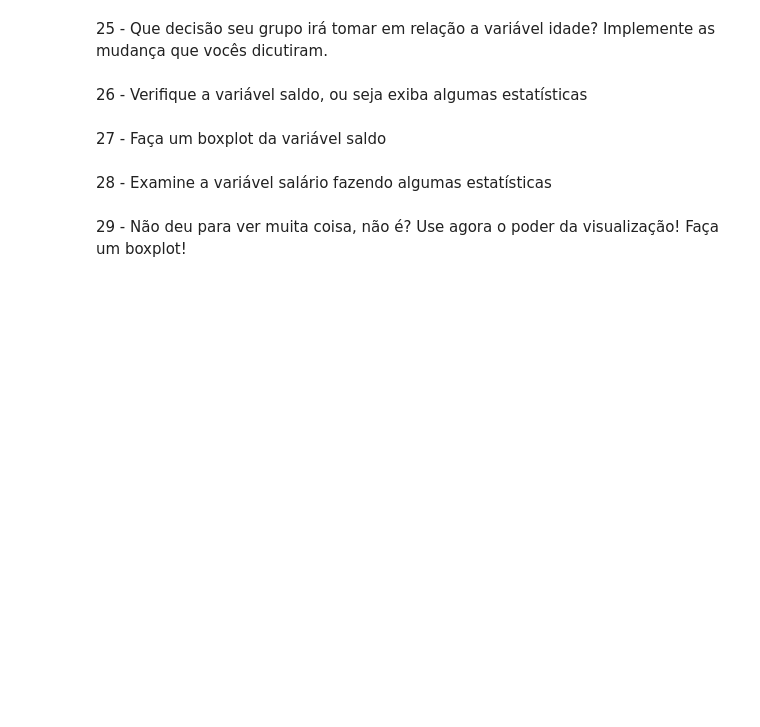
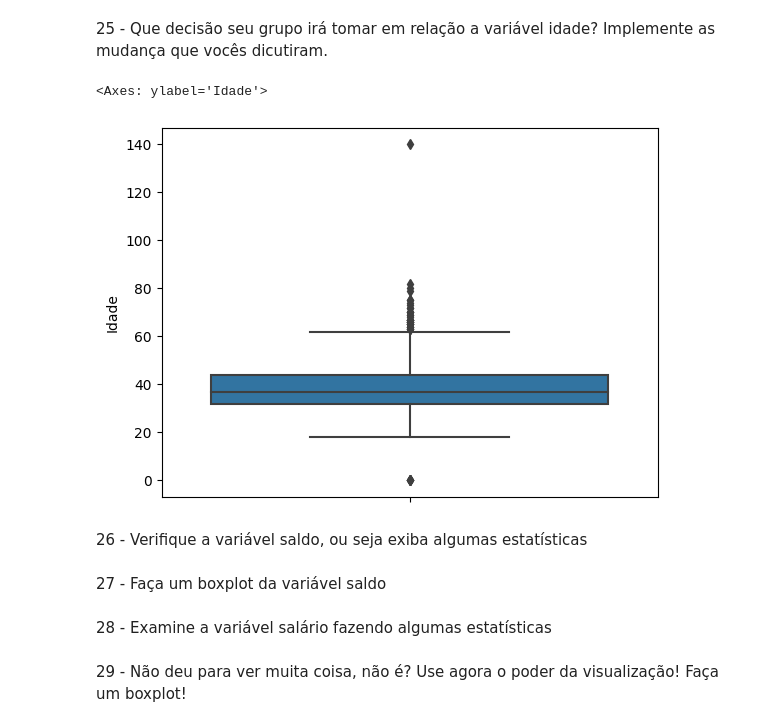
Before and after one commit to ceska68/Exercicios, a Jupyter notebook: Desafio_5_Limpando_um_dataset_.ipynb, the cells around one changed output. Cells and saved outputs as stored; diff of their text form; code cells hidden in the pictures; blank space fills up the shorter version.

```diff
--- a/Desafio_5_Limpando_um_dataset_.ipynb
+++ b/Desafio_5_Limpando_um_dataset_.ipynb
@@ -250,3 +274,10 @@ sns.histplot(x=df["Score"])
+# %%
+df['Idade'] = df['Idade'].mask(df['Idade']< 0)
+# %%
+sns.boxplot(y=df["Idade"])
+# %% [output]
+<Axes: ylabel='Idade'>
+[figure, added]
 # %% [markdown]
 26 - Verifique a variável saldo, ou seja exiba algumas estatísticas
 # %% [markdown]
```
Also changed, not shown: parts of 4 cells of this notebook.
